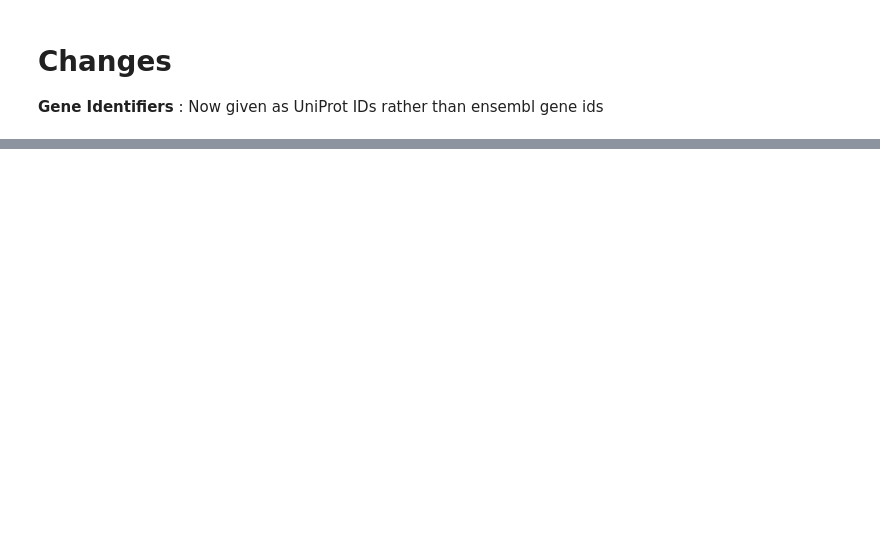
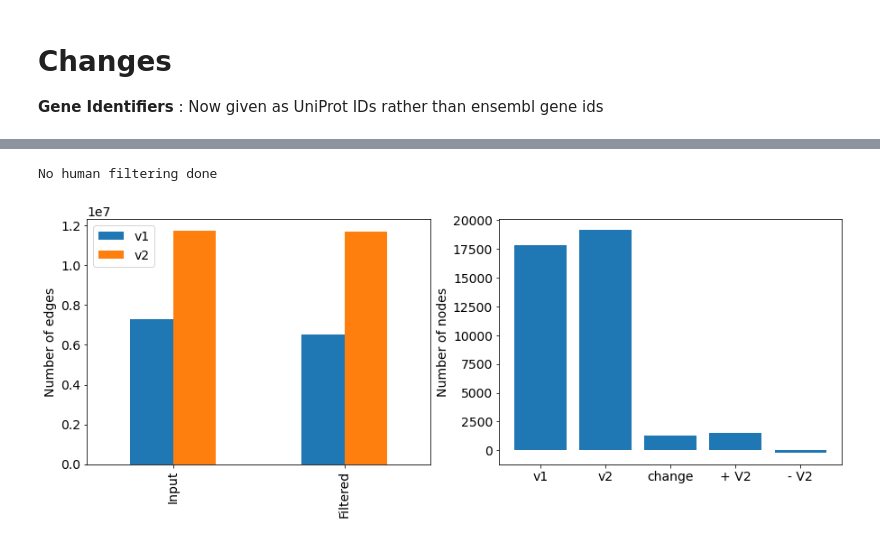
Before and after one commit to sarah-n-wright/Network_Evaluation_Tools, a Jupyter notebook: Network Processing Notebooks/GeneMANIA Processing.ipynb, the cells around one changed output, grey strips where cells are left out. Saved outputs shown, nothing was run; the diff lists cells and outputs as text; code cells hidden in the pictures; blank space fills up the shorter version.

Commit message:
Updated variable names, plotting and gene conversion

```diff
--- a/Network Processing Notebooks/GeneMANIA Processing.ipynb
+++ b/Network Processing Notebooks/GeneMANIA Processing.ipynb
@@ -128,3 +167,7 @@ Batch query complete: 13.85 seconds
+# %%
+final_mapping = match_list.merge(mapped, left_on=["symbol"], right_on=["Query"],
+                                 how="outer").loc[:, ("query", "entrezgene", "_score", "Approved symbol")]
+final_mapping.columns = ["query", "entrezgene", "_score", "symbol"]
 # %%
-match_table_trim, query_to_symbol, query_to_entrez = gct.construct_query_map_table(match_list, valid_genes)
+match_table_trim, query_to_symbol, query_to_entrez = gct.construct_query_map_table(final_mapping, valid_genes)
 # %% [output]
@@ -136,10 +178,10 @@ Query mapping table/dictionary construction complete: 4.12 seconds
 # %% [markdown]
 ## Construct Converted Network
 # %%
-GeneMANIA_edgelist_symbol = gct.convert_edgelist(query_edgelist, query_to_symbol, weighted=True)
+edgelist_updated = gct.convert_edgelist(edgelist, query_to_symbol, weighted=True)
 # %%
 # Filter converted edge list
-GeneMANIA_edgelist_symbol_filt = gct.filter_converted_edgelist(GeneMANIA_edgelist_symbol, weighted=True)
+edgelist_filt = gct.filter_converted_edgelist(edgelist_updated, weighted=True)
 # %% [output]
 7290094 input edges
 9 self-edges removed
@@ -190,0 +208,5 @@ Text(0, 0.5, 'Number of nodes')
+# %%
+dit.plot_changes_to_dataset(input_raw, input_raw_v2, edgelist_filt, edgelist_filt_v2)
+# %% [output]
+No human filtering done
+[figure, added]
```
Also changed, not shown: parts of 58 cells of this notebook.
